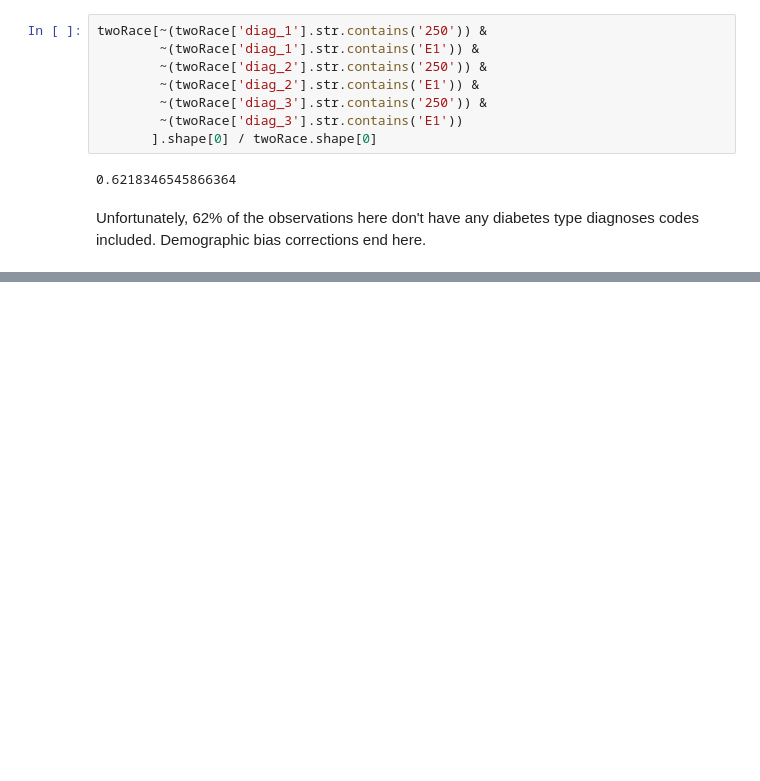
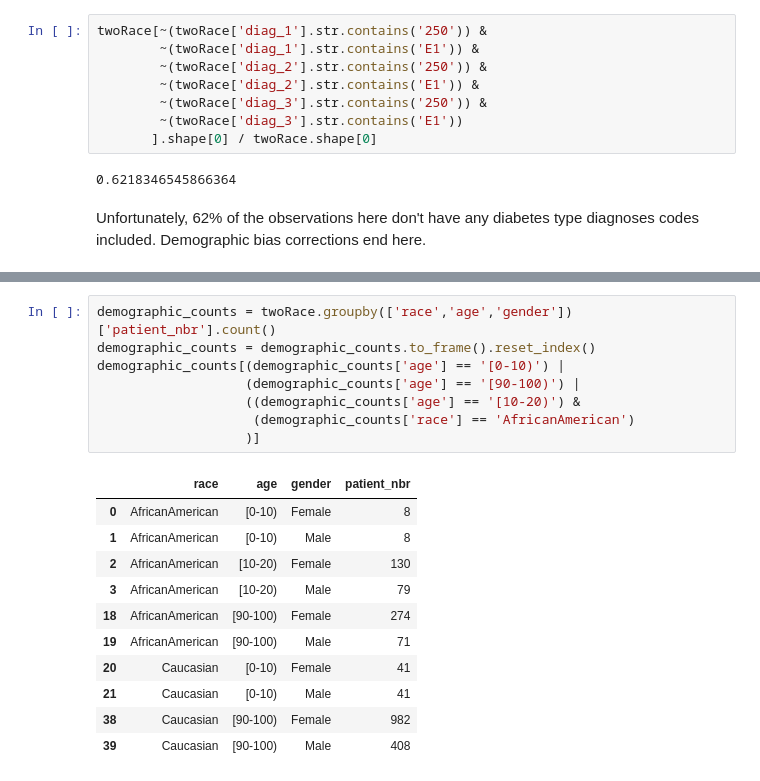
Before and after one commit to ashbyj/PredictingReadmissions, a Jupyter notebook: notebooks/2-ja-eda.ipynb, the cells around one changed output, grey strips where cells are left out. Cells and saved outputs as stored; diff of their text form; blank space fills up the shorter version.

```diff
--- a/notebooks/2-ja-eda.ipynb
+++ b/notebooks/2-ja-eda.ipynb
@@ -107,0 +169,20 @@ Unfortunately, 62% of the observations here don't have any diabetes type diagnos
+# %%
+demographic_counts = twoRace.groupby(['race','age','gender'])['patient_nbr'].count()
+demographic_counts = demographic_counts.to_frame().reset_index()
+demographic_counts[(demographic_counts['age'] == '[0-10)') |
+                   (demographic_counts['age'] == '[90-100)') |
+                   ((demographic_counts['age'] == '[10-20)') &
+                    (demographic_counts['race'] == 'AfricanAmerican')
+                   )]
+# %% [output]
+|  | race | age | gender | patient_nbr |
+| 0 | AfricanAmerican | [0-10) | Female | 8 |
+| 1 | AfricanAmerican | [0-10) | Male | 8 |
+| 2 | AfricanAmerican | [10-20) | Female | 130 |
+| 3 | AfricanAmerican | [10-20) | Male | 79 |
+| 18 | AfricanAmerican | [90-100) | Female | 274 |
+| 19 | AfricanAmerican | [90-100) | Male | 71 |
+| 20 | Caucasian | [0-10) | Female | 41 |
+| 21 | Caucasian | [0-10) | Male | 41 |
+| 38 | Caucasian | [90-100) | Female | 982 |
+| 39 | Caucasian | [90-100) | Male | 408 |
```
Also changed, not shown: parts of 14 cells of this notebook, 1 other file.
